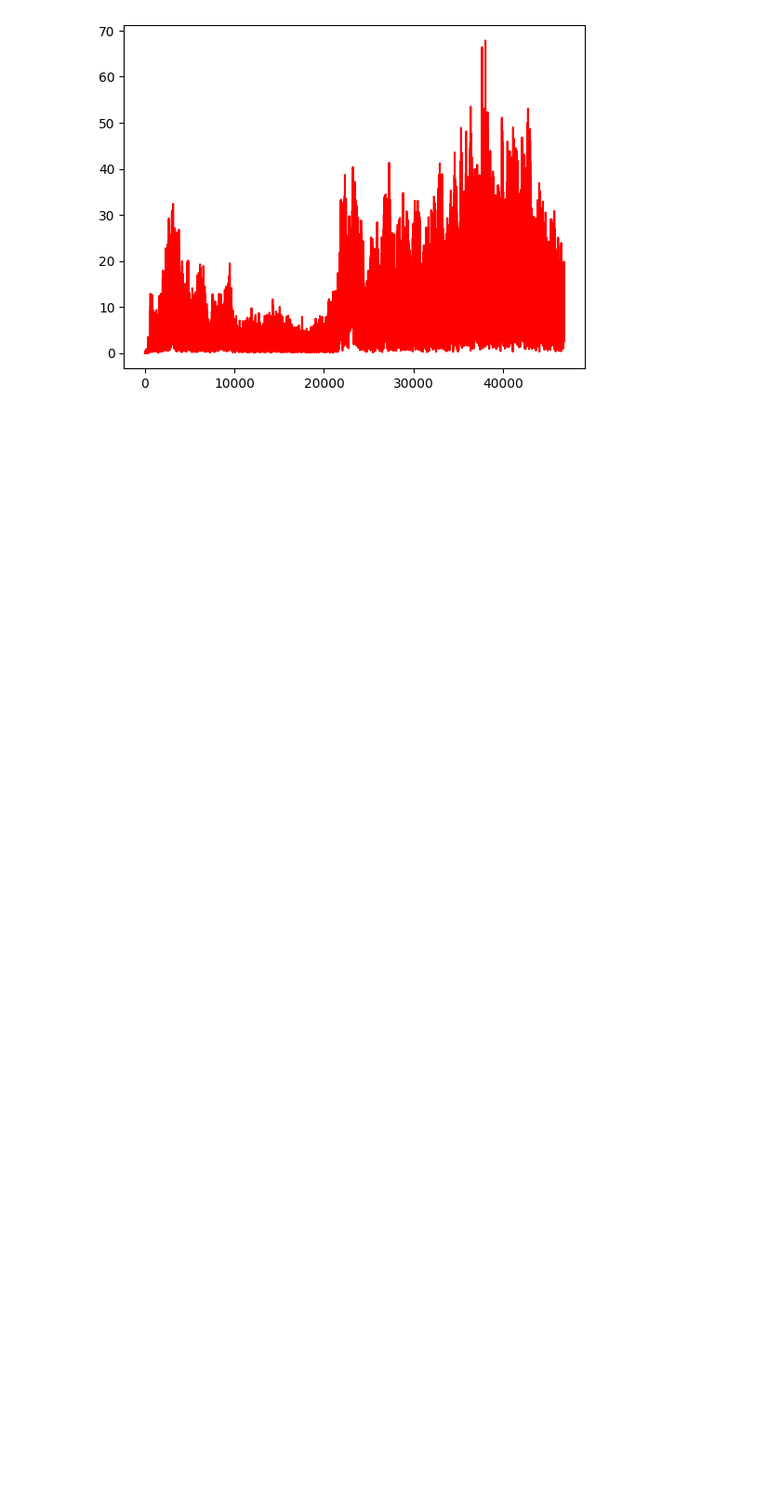
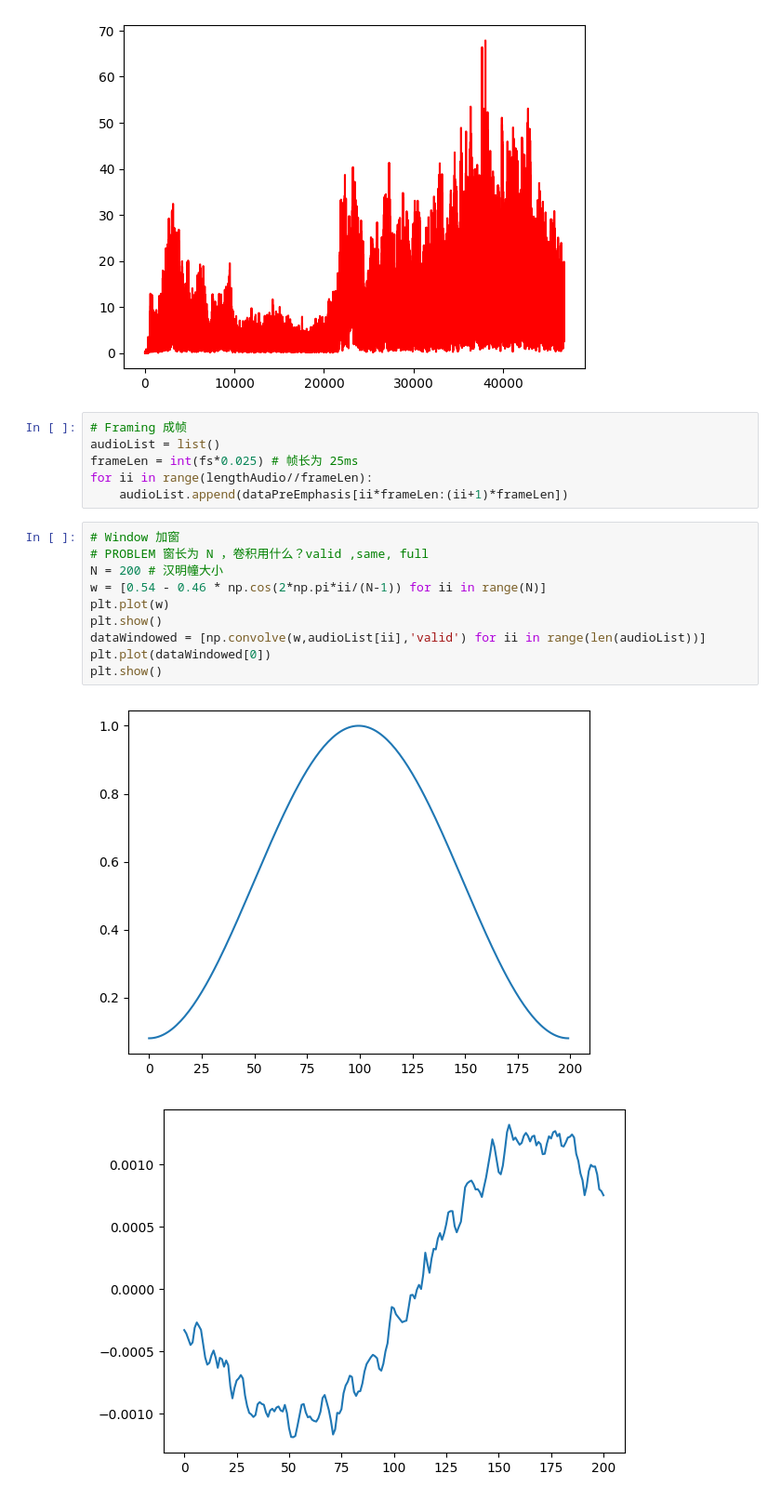
Before and after one commit to xwy-bit/Course006205, a Jupyter notebook: experiment-01/exp1.ipynb, the cells around one changed output. Shown: that part at 93% size. Drawn from its saved outputs; the diff is of its cells as text; blank space fills up the shorter version.

```diff
--- a/experiment-01/exp1.ipynb
+++ b/experiment-01/exp1.ipynb
@@ -28,3 +28,22 @@ plt.show()
 # %% [output]
 [figure]
 [figure]
+# %%
+# Framing 成帧
+audioList = list()
+frameLen = int(fs*0.025) # 帧长为 25ms
+for ii in range(lengthAudio//frameLen):
+    audioList.append(dataPreEmphasis[ii*frameLen:(ii+1)*frameLen])
+# %%
+# Window 加窗
+# PROBLEM 窗长为 N ，卷积用什么？valid ,same, full
+N = 200 # 汉明幢大小
+w = [0.54 - 0.46 * np.cos(2*np.pi*ii/(N-1)) for ii in range(N)]
+plt.plot(w)
+plt.show()
+dataWindowed = [np.convolve(w,audioList[ii],'valid') for ii in range(len(audioList))]
+plt.plot(dataWindowed[0])
+plt.show()
+# %% [output]
+[figure, added]
+[figure, added]
```
Also changed, not shown: parts of 2 cells of this notebook, 1 other file.
